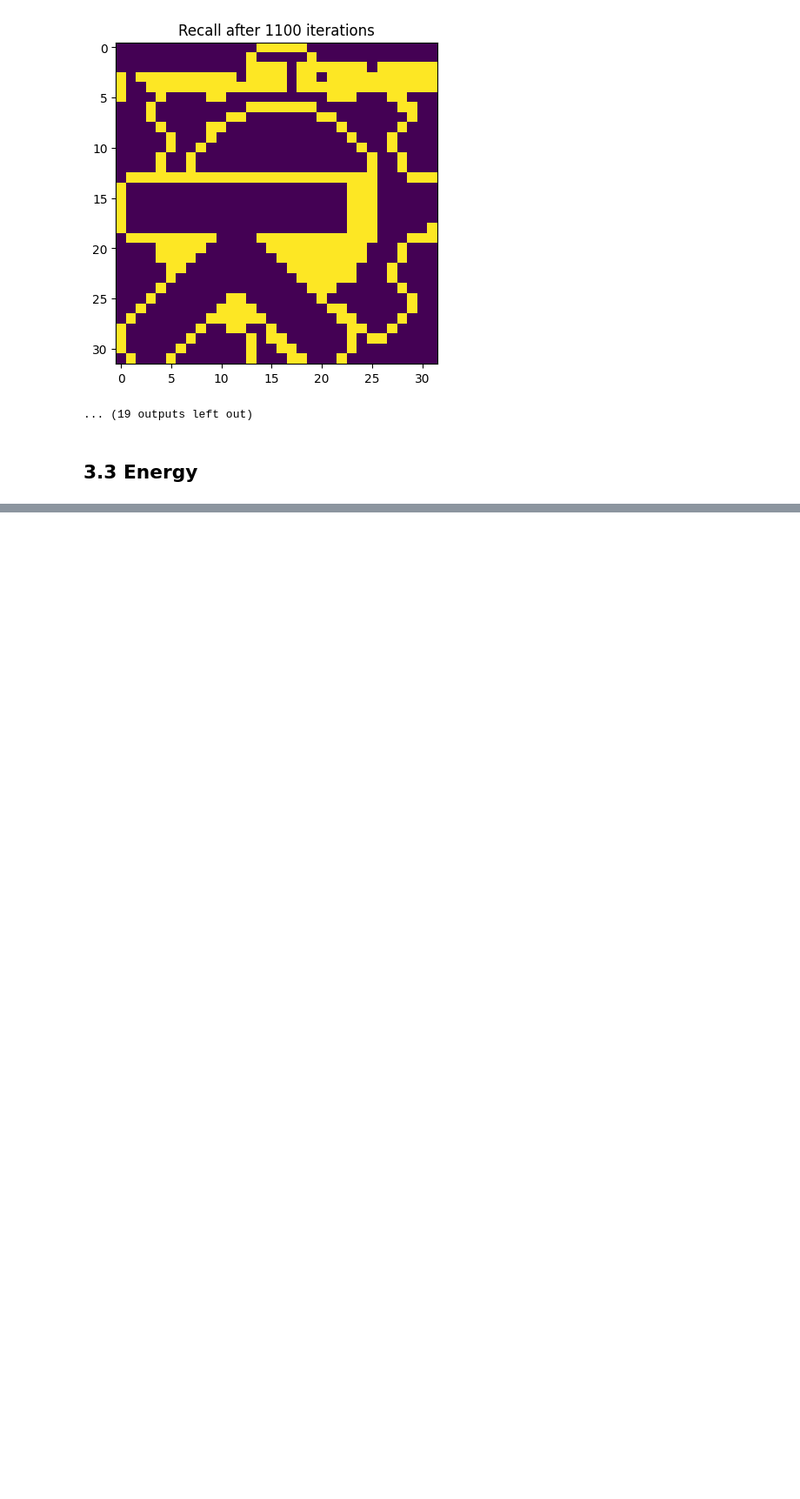
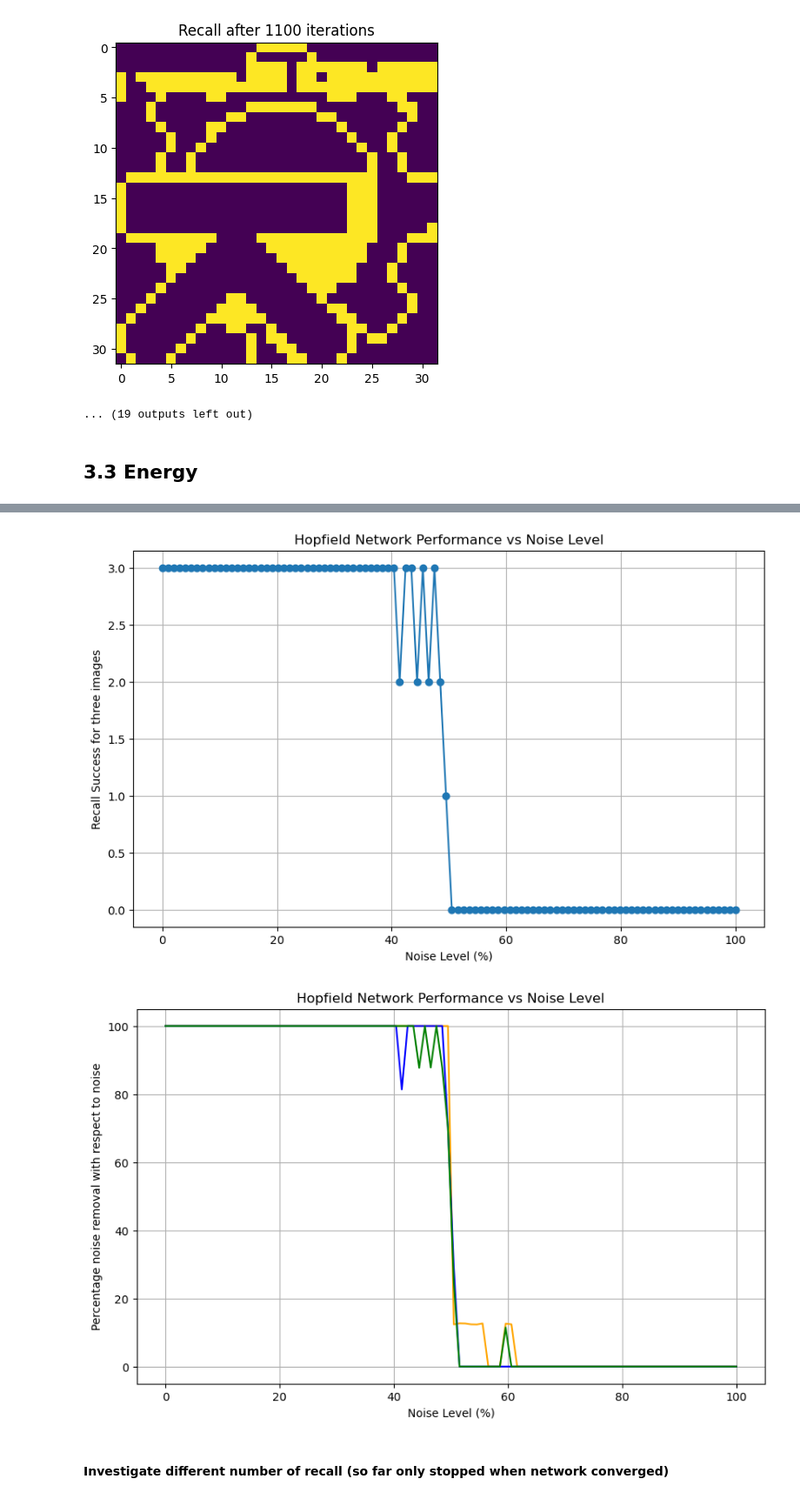
Before and after one commit to sebastians1999/DD2437_ANNs, a Jupyter notebook: lab3/hopfield_nets.ipynb, the cells around one changed output, grey strips where cells are left out. Shown at 87% size. Drawn from its saved outputs; the diff is of its cells as text; code cells hidden in the pictures; blank space fills up the shorter version.

```diff
--- a/lab3/hopfield_nets.ipynb
+++ b/lab3/hopfield_nets.ipynb
@@ -309,0 +770,49 @@ printed_end = pic_net_printing.recall_seq(pic_data_dist[1])
+# %%
+pic_data_3 = pic_data[:3]
+pic_net = Hopfield_net(data=pic_data_3)
+n = 100
+noise_levels = np.linspace(0, 1.0, n)  # 0%, 5%, 10%, ..., 100%
+success_hist = []
+noise_removal_hist = [[] for _ in range(pic_data_3.shape[0])]
+
+
+
+for i, noise_level in enumerate(noise_levels):
+    n_successful = 0
+    for e in range(pic_data_3.shape[0]):
+
+        noisy_pic = pic_noise(pic_data_3[e], noise_level)
+        recalled = pic_net.recall_sync(noisy_pic)
+        noise_removal_hist[e].append(calc_noise_removal(original_pic_data=pic_data_3[e],noisy_pic_data=noisy_pic,recalled_pic_data=recalled))
+
+        if np.array_equal(pic_data_3[e], recalled):
+            n_successful += 1
+    success_hist.append(n_successful)
+
+
+
+plt.figure(figsize=(10, 6))
+plt.plot(noise_levels * 100, success_hist, marker='o')
+plt.xlabel('Noise Level (%)')
+plt.ylabel('Recall Success for three images')
+plt.title('Hopfield Network Performance vs Noise Level')
+plt.grid(True)
+plt.show()
+
+
+
+
+plt.figure(figsize=(10, 6))
+plt.plot(noise_levels*100, noise_removal_hist[0],color='orange', label='Image 1')
+plt.plot(noise_levels*100, noise_removal_hist[1],color='blue' , label='Image 2')
+plt.plot(noise_levels*100, noise_removal_hist[2],color='green', label='Image 3')
+plt.xlabel('Noise Level (%)')
+plt.ylabel('Percentage noise removal with respect to noise')
+plt.title('Hopfield Network Performance vs Noise Level')
+plt.grid(True)
+plt.show()
+# %% [output]
+[figure, added]
+[figure, added]
+# %% [markdown]
+#### Investigate different number of recall (so far only stopped when network converged)
```
Also changed, not shown: parts of 31 cells of this notebook.
